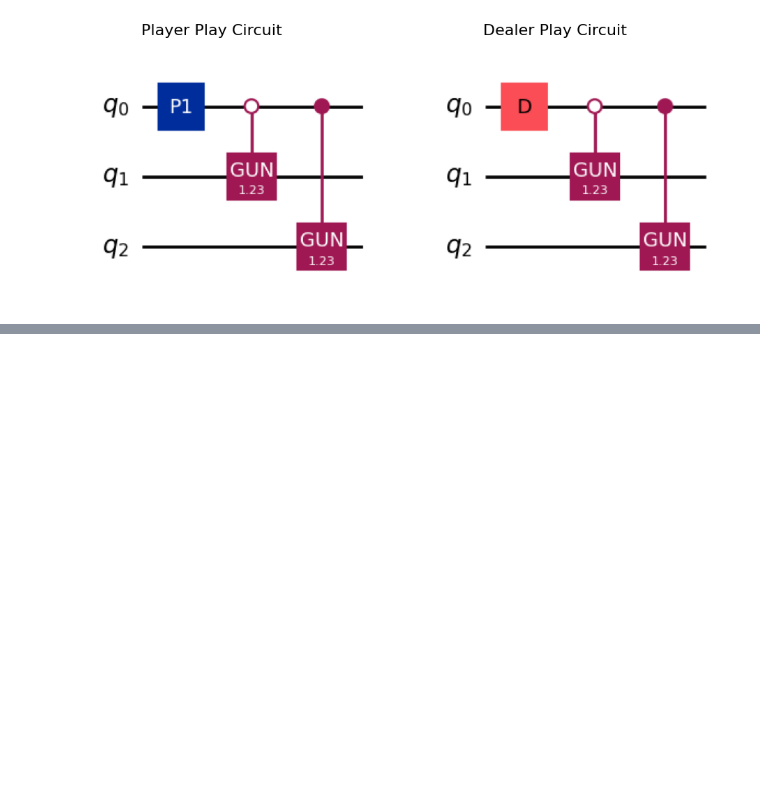
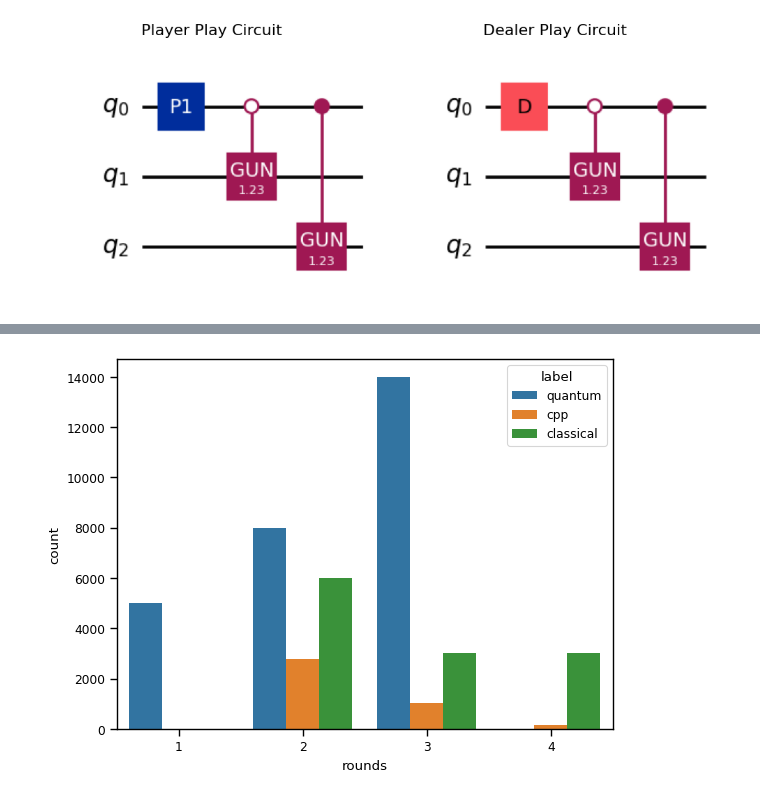
Before and after one commit to Dpbm/qbuck, a Jupyter notebook: buckshot-roulette.ipynb, the cells around one changed output, grey strips where cells are left out. Saved outputs shown, nothing was run; the diff lists cells and outputs as text; code cells hidden in the pictures; blank space fills up the shorter version.

```diff
--- a/buckshot-roulette.ipynb
+++ b/buckshot-roulette.ipynb
@@ -712,0 +588,6 @@ plt.show()
+# %%
+sns.countplot(data=data, x="rounds", hue="label", palette="tab10")
+plt.savefig("total_rounds.png", bbox_inches="tight")
+plt.show()
+# %% [output]
+[figure, added]
```
Also changed, not shown: parts of 9 cells of this notebook, 10 other files.
